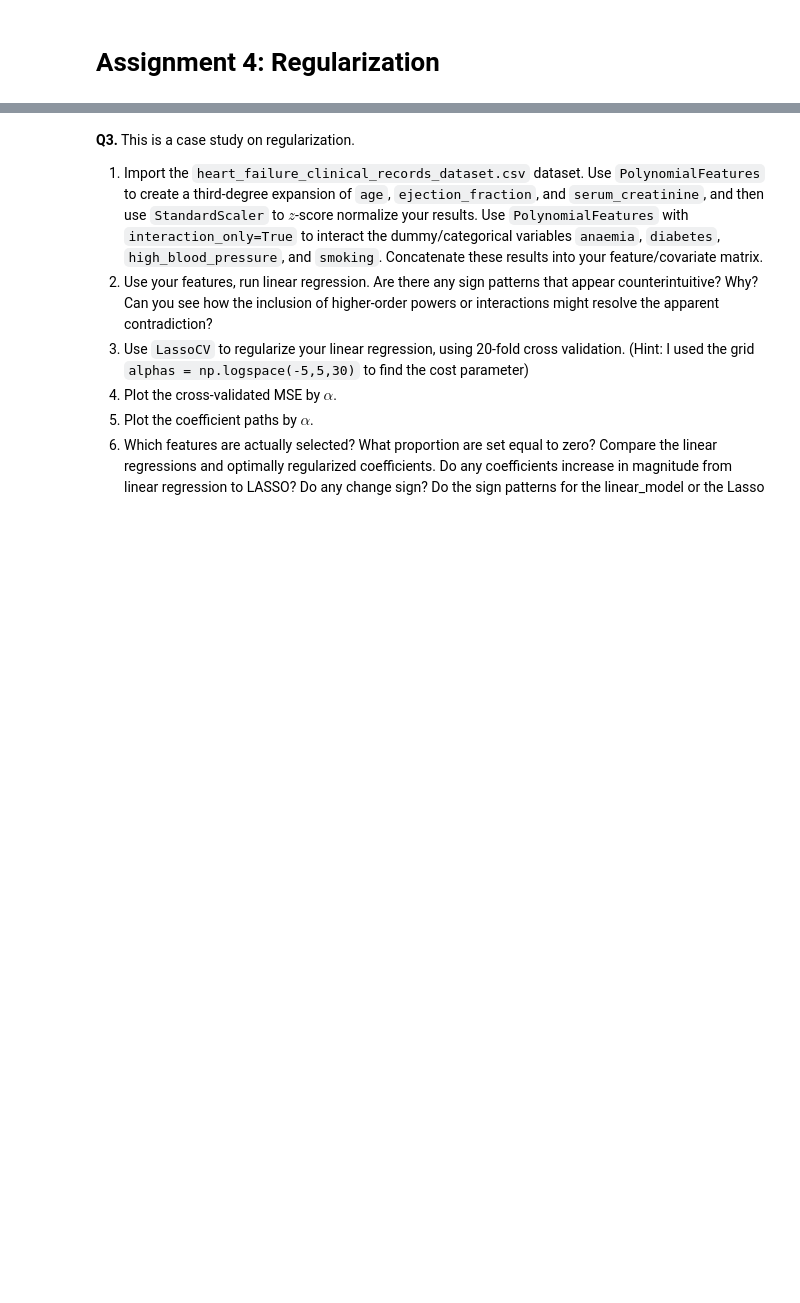
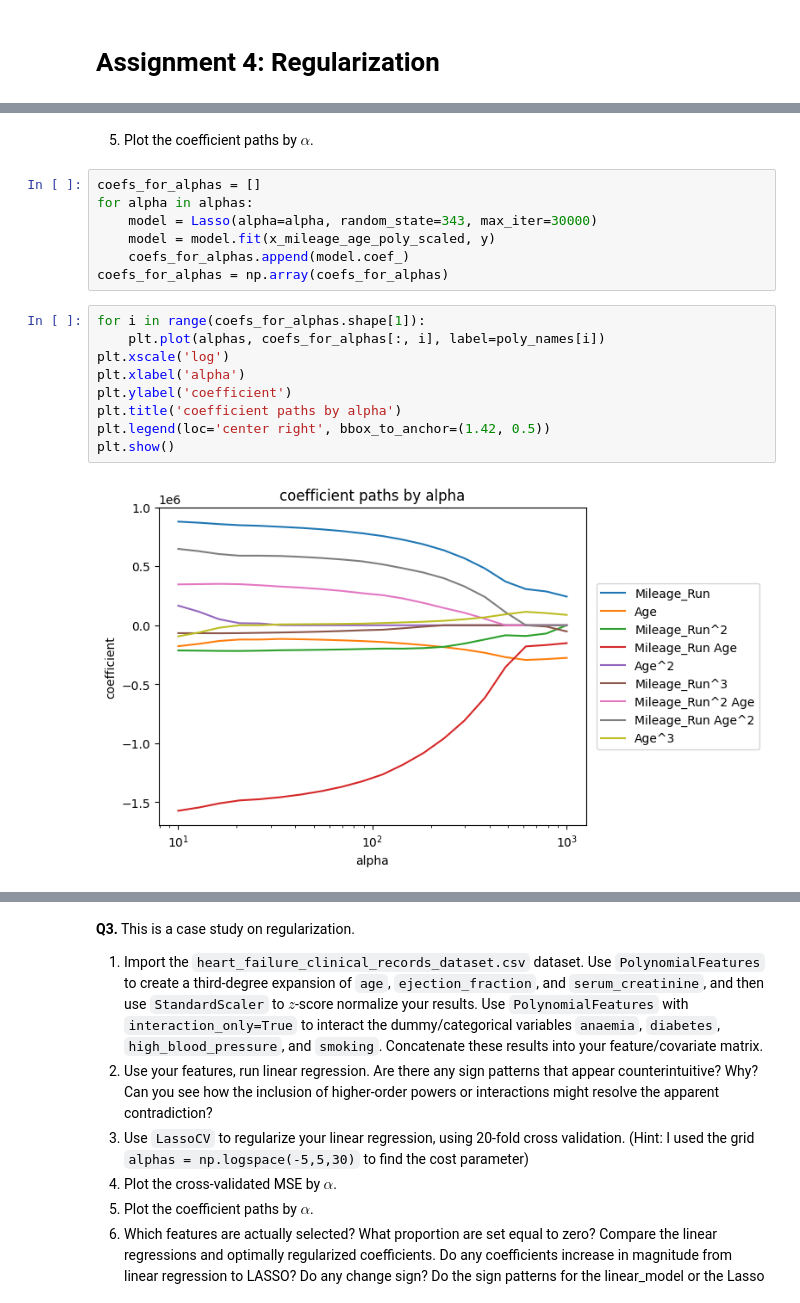
Before and after one commit to syd-nguyen/ds3021-assignments, a Jupyter notebook: assignments/04_assignment_regularization.ipynb, the cells around one changed output, grey strips where cells are left out. Drawn from its saved outputs; the diff is of its cells as text; blank space fills up the shorter version.

```diff
--- a/assignments/04_assignment_regularization.ipynb
+++ b/assignments/04_assignment_regularization.ipynb
@@ -38,0 +105,20 @@ No, we do not include the penalty term in evaluating the cross validated MSE. We
+# %% [markdown]
+5. Plot the coefficient paths by $\alpha$.
+# %%
+coefs_for_alphas = []
+for alpha in alphas:
+    model = Lasso(alpha=alpha, random_state=343, max_iter=30000)
+    model = model.fit(x_mileage_age_poly_scaled, y)
+    coefs_for_alphas.append(model.coef_)
+coefs_for_alphas = np.array(coefs_for_alphas)
+# %%
+for i in range(coefs_for_alphas.shape[1]):
+    plt.plot(alphas, coefs_for_alphas[:, i], label=poly_names[i])
+plt.xscale('log')
+plt.xlabel('alpha')
+plt.ylabel('coefficient')
+plt.title('coefficient paths by alpha')
+plt.legend(loc='center right', bbox_to_anchor=(1.42, 0.5))
+plt.show()
+# %% [output]
+[figure, added]
```
Also changed, not shown: parts of 21 cells of this notebook.
